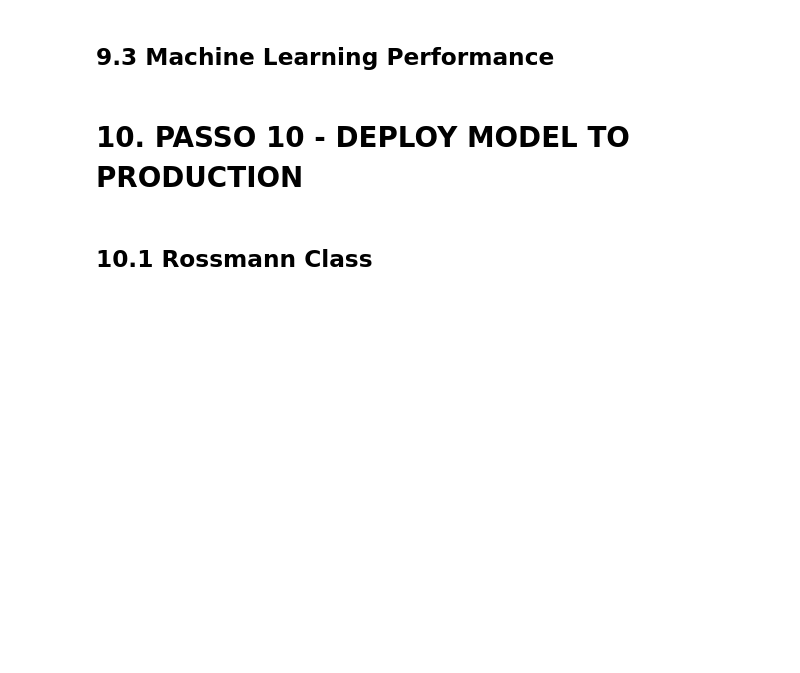
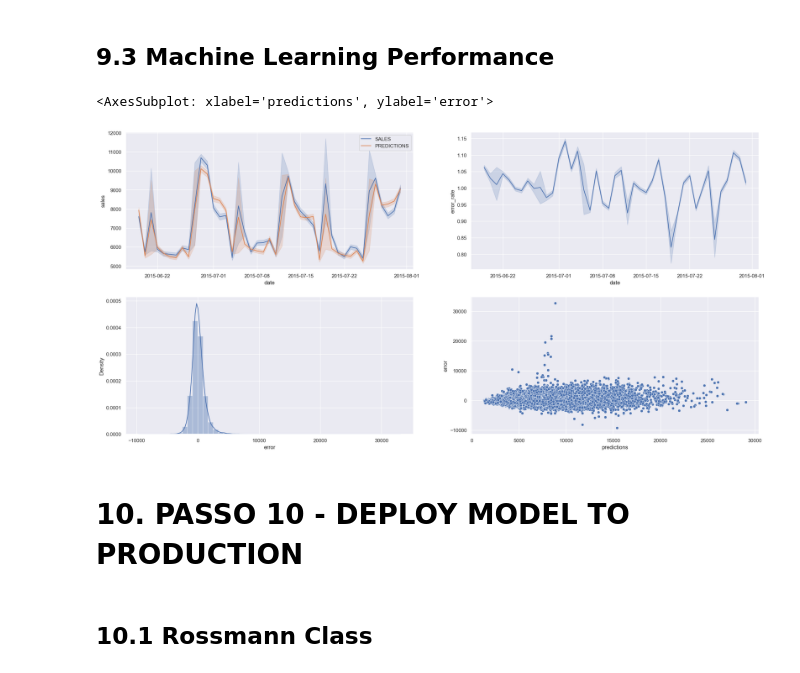
Before and after one commit to YumiiOnoue/sales_prediction_Rossmann, a Jupyter notebook: notebooks/m10_v01_store_sales_predition.ipynb, the cells around one changed output. Saved outputs shown, nothing was run; the diff lists cells and outputs as text; code cells hidden in the pictures; blank space fills up the shorter version.

Commit message:
started deploy model

```diff
--- a/notebooks/m10_v01_store_sales_predition.ipynb
+++ b/notebooks/m10_v01_store_sales_predition.ipynb
@@ -1167,12 +1169,12 @@ final_result
 param_tuned = {
          'n_estimators': 3000,
          'eta': 0.03,
-         'max_depht': 5,
+         'max_depth': 5,
          'subsample': 0.7,
          'colsample_bytree': 0.7,
          'min_child_weight': 3 }
 # %%
-model_xgb_tuned = xbg.XGBRegressor( objective='reg:squarederror',
+model_xgb_tuned = xgb.XGBRegressor( objective='reg:squarederror',
                                   n_estimators=param_tuned['n_estimators'],
                                   eta=param_tuned['eta'],
                                   max_depth=param_tuned['max_depth'],
@@ -1235,16 +1259,19 @@ df9['error_rate'] = df9['predictions']/df9['sales']
 # %%
 plt.subplot( 2, 2, 1 )
 sns.lineplot( x='date', y='sales', data=df9, label='SALES' )
 sns.lineplot( x='date', y='predictions', data=df9, label='PREDICTIONS' )
 
 plt.subplot( 2, 2, 2 )
-sns.lineplot( x='date', y='error_rate', date=df9 )
+sns.lineplot( x='date', y='error_rate', data=df9 )
 
 plt.subplot( 2, 2, 3 )
 sns.distplot( df9['error'] )
 
 plt.subplot( 2, 2, 4 )
-sns.scatterplot( df9['predictions'], df9['error'] )
+sns.scatterplot( data=df9, x='predictions', y='error' )
+# %% [output]
+<AxesSubplot: xlabel='predictions', ylabel='error'>
+[figure, added]
 # %% [markdown]
 # 10. PASSO 10 - DEPLOY MODEL TO PRODUCTION
 # %%
```
Also changed, not shown: parts of 13 cells of this notebook.
